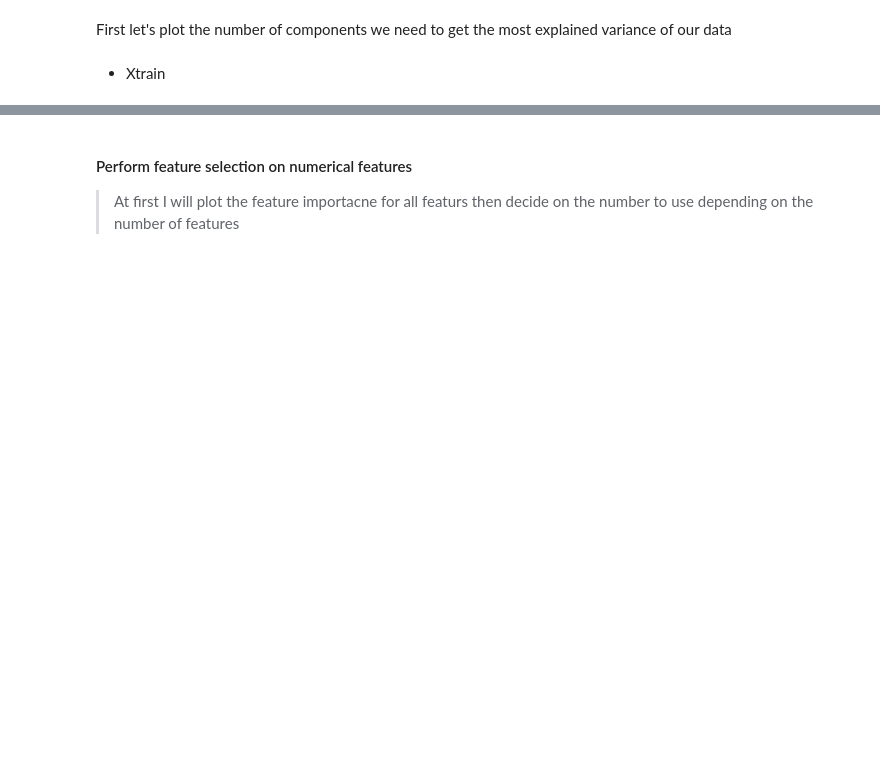
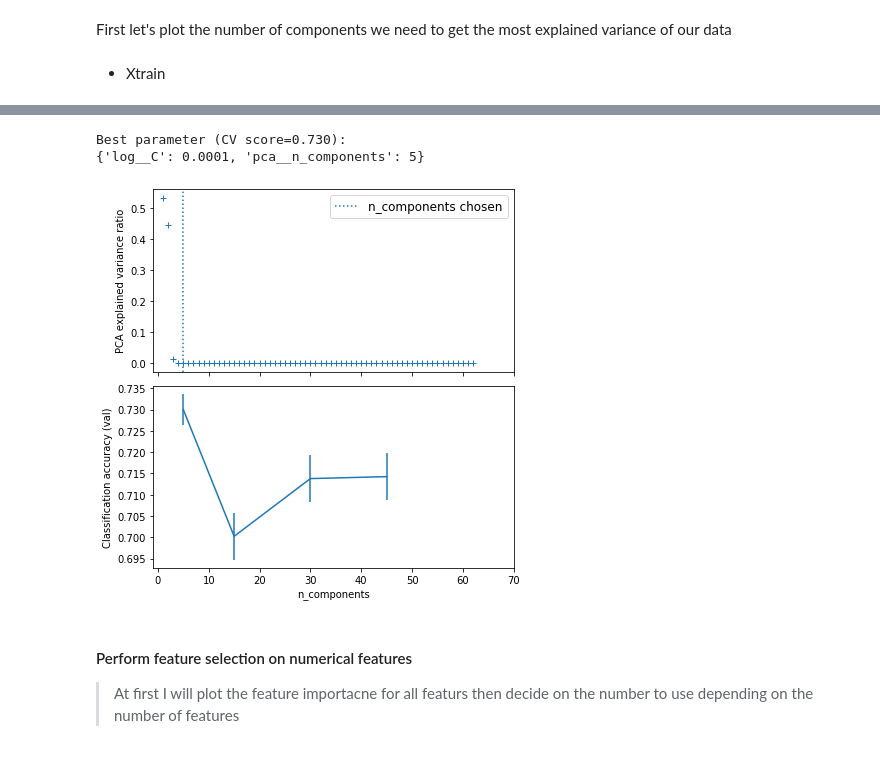
Before and after one commit to Patrick5455/term_deposit_predictive_model, a Jupyter notebook: analysis/interactive/modelling.ipynb, the cells around one changed output, grey strips where cells are left out. Drawn from its saved outputs; the diff is of its cells as text; code cells hidden in the pictures; blank space fills up the shorter version.

Commit message:
building pipeline and GridSearch

```diff
--- a/analysis/interactive/modelling.ipynb
+++ b/analysis/interactive/modelling.ipynb
@@ -554,0 +500,9 @@ array([9.97393423e-02, 5.00887896e-02, 4.06670682e-02, 3.86050836e-02,
+# %%
+scv = StratifiedKFold()
+#set pipeline parameters
+param_grid = {
+    'pca__n_components': [5, 15, 30, 45, 64],
+    'log__C': np.logspace(-4, 4, 4),
+}
+search = GridSearchCV(imb_pipeline,param_grid, n_jobs=-1, cv=scv)
+search.fit(X_train, y_train)
@@ -555,3 +519,38 @@ array([9.97393423e-02, 5.00887896e-02, 4.06670682e-02, 3.86050836e-02,
+# %%
+print("Best parameter (CV score=%0.3f):" % search.best_score_)
+print(search.best_params_)
+
+# Plot the PCA spectrum
+pca.fit(X_train)
+
+fig, (ax0, ax1) = plt.subplots(nrows=2, sharex=True, figsize=(6, 6))
+ax0.plot(np.arange(1, pca.n_components_ + 1),
+         pca.explained_variance_ratio_, '+', linewidth=2)
+ax0.set_ylabel('PCA explained variance ratio')
+
+ax0.axvline(search.best_estimator_.named_steps['pca'].n_components,
+            linestyle=':', label='n_components chosen')
+ax0.legend(prop=dict(size=12))
+
+# For each number of components, find the best classifier results
+results = pd.DataFrame(search.cv_results_)
+components_col = 'param_pca__n_components'
+best_clfs = results.groupby(components_col).apply(
+    lambda g: g.nlargest(1, 'mean_test_score'))
+
+best_clfs.plot(x=components_col, y='mean_test_score', yerr='std_test_score',
+               legend=False, ax=ax1)
+ax1.set_ylabel('Classification accuracy (val)')
+ax1.set_xlabel('n_components')
+
+plt.xlim(-1, 70)
+
+plt.tight_layout()
+plt.show()
+# %% [output]
+Best parameter (CV score=0.730):
+{'log__C': 0.0001, 'pca__n_components': 5}
+[figure, added]
 # %% [markdown]
 #### Perform feature selection on numerical features
 
```
Also changed, not shown: parts of 41 cells of this notebook, 1 other file.
